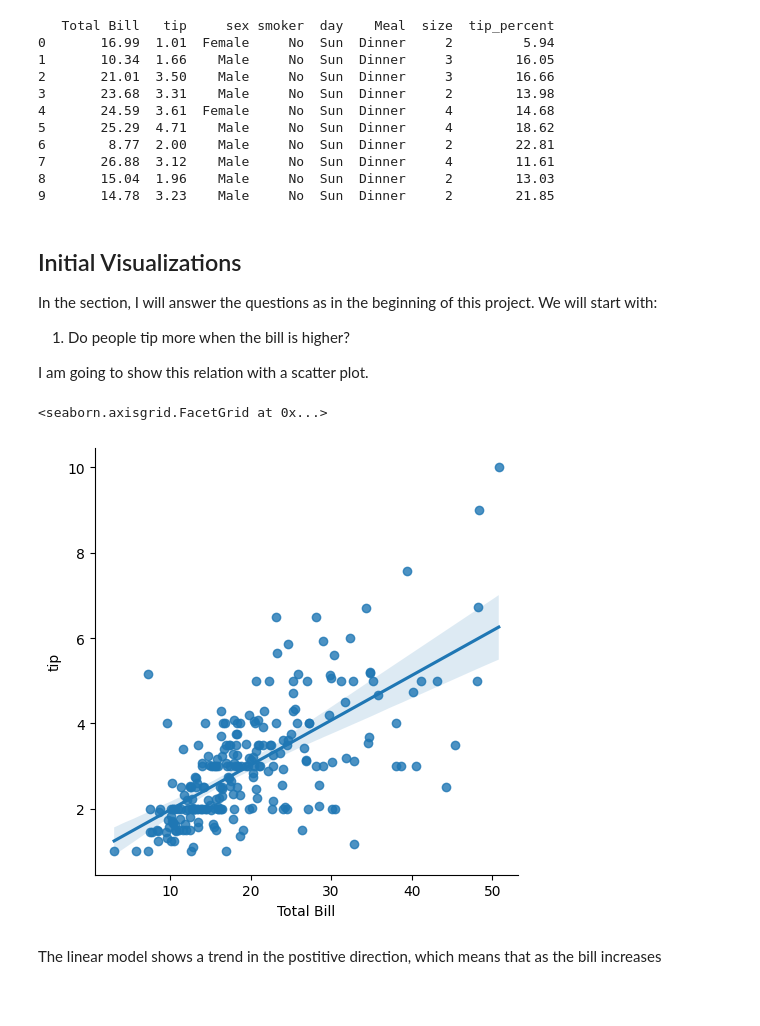
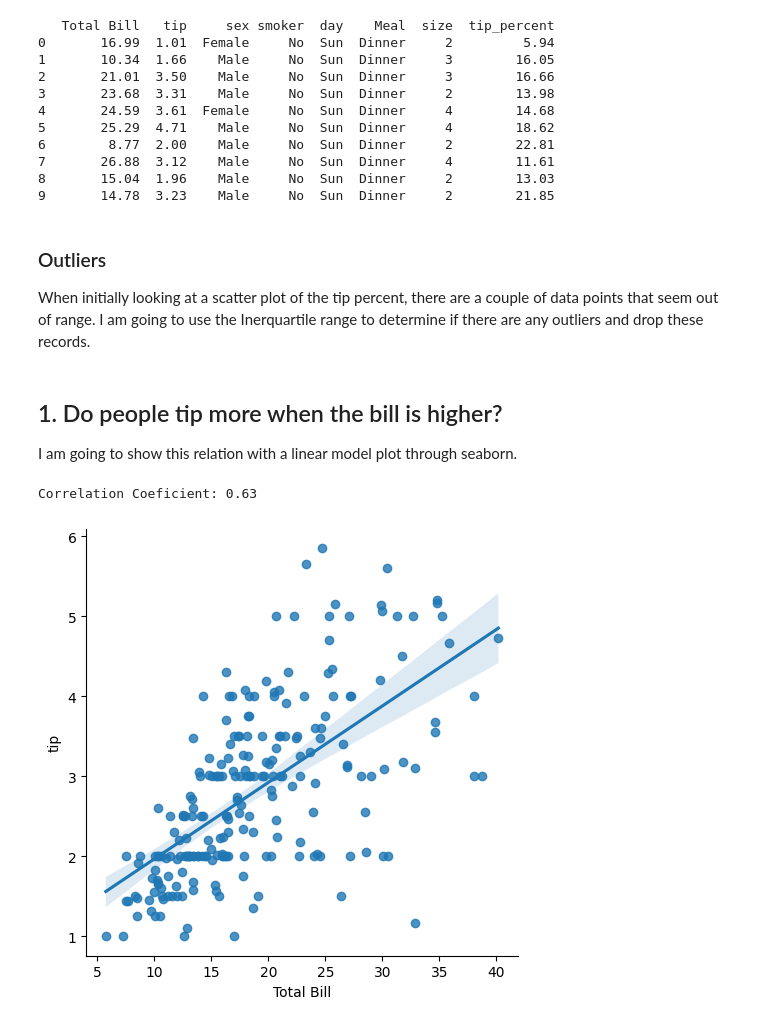
Before and after one commit to Bshell13/datafun-06-eda, a Jupyter notebook: shellenberger_eda.ipynb, the cells around one changed output. Drawn from its saved outputs; the diff is of its cells as text; code cells hidden in the pictures; blank space fills up the shorter version.

```diff
--- a/shellenberger_eda.ipynb
+++ b/shellenberger_eda.ipynb
@@ -119,3 +127,6 @@ print(df.head(10))
 7       26.88  3.12    Male     No  Sun  Dinner     4        11.61
 8       15.04  1.96    Male     No  Sun  Dinner     2        13.03
 9       14.78  3.23    Male     No  Sun  Dinner     2        21.85
+# %% [markdown]
+### Outliers
+When initially looking at a scatter plot of the tip percent, there are a couple of data points that seem out of range. I am going to use the Inerquartile range to determine if there are any outliers and drop these records.
@@ -122,14 +150,12 @@ print(df.head(10))
 # %% [markdown]
-## Initial Visualizations
-In the section, I will answer the questions as in the beginning of this project. We will start with:
+## 1. Do people tip more when the bill is higher?
 
-1. Do people tip more when the bill is higher?
-
-I am going to show this relation with a scatter plot.
+I am going to show this relation with a linear model plot through seaborn.
-# %%
-sns.lmplot(data=df, x='Total Bill', y='tip')
-# %% [output]
-<seaborn.axisgrid.FacetGrid at 0x...>
-[figure, removed]
-# %% [markdown]
-The linear model shows a trend in the postitive direction, which means that as the bill increases
+# %%
+# linear model of total bill and tip amount with correlation coeficient
+sns.lmplot(data=df_copy, x='Total Bill', y='tip')
+corr_1 = np.corrcoef(x=df_copy['Total Bill'], y=df_copy['tip']).round(2)
+print(f'Correlation Coeficient: {corr_1[0,1]}')
+# %% [output]
+Correlation Coeficient: 0.63
+[figure, added]
```
Also changed, not shown: parts of 27 cells of this notebook, 1 other file.
